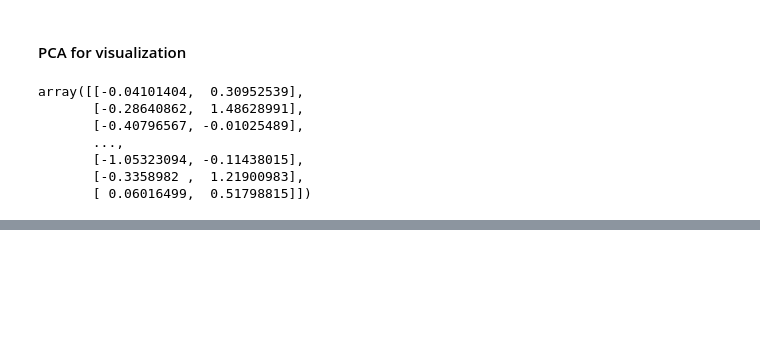
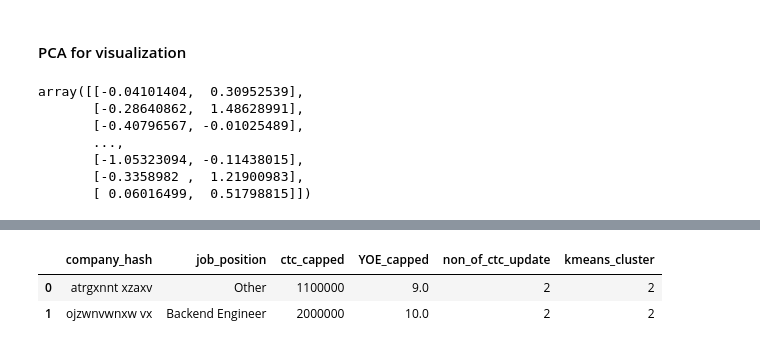
Before and after one commit to VDdotexe/Weekend_Scratching, a Jupyter notebook: case_studies/Clustering_CS.ipynb, the cells around one changed output, grey strips where cells are left out. Drawn from its saved outputs; the diff is of its cells as text; code cells hidden in the pictures; blank space fills up the shorter version.

```diff
--- a/case_studies/Clustering_CS.ipynb
+++ b/case_studies/Clustering_CS.ipynb
@@ -997 +764,7 @@ findfont: Generic family 'sans-serif' not found because none of the following fa
 [figure]
+# %%
+df5.head(2)
+# %% [output]
+|  | company_hash | job_position | ctc_capped | YOE_capped | non_of_ctc_update | kmeans_cluster |
+| 0 | atrgxnnt xzaxv | Other | 1100000 | 9.0 | 2 | 2 |
+| 1 | ojzwnvwnxw vx | Backend Engineer | 2000000 | 10.0 | 2 | 2 |
```
Also changed, not shown: parts of 25 cells of this notebook.
